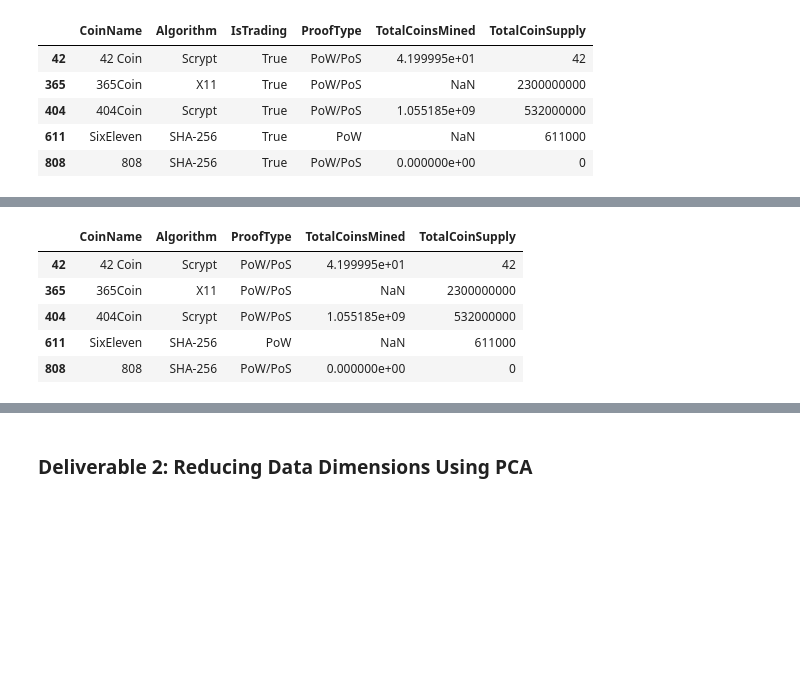
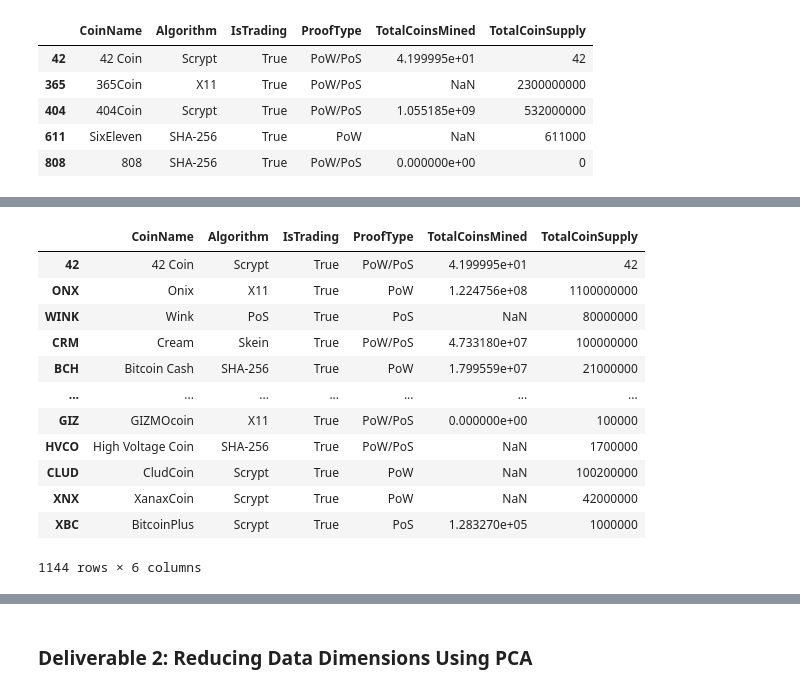
Before and after one commit to jobloom79/Cryptocurrencies, a Jupyter notebook: crypto_clustering.ipynb, the cells around one changed output, grey strips where cells are left out. Drawn from its saved outputs; the diff is of its cells as text; code cells hidden in the pictures; blank space fills up the shorter version.

```diff
--- a/crypto_clustering.ipynb
+++ b/crypto_clustering.ipynb
@@ -29,12 +47,18 @@ crypto_df.head()
 # %%
-# Keep all the cryptocurrencies that are being traded.
-# Step3
-crypto_df = crypto_df.drop(['IsTrading'], axis=1)
-crypto_df.head()
+# Step 2 - Keep all the cryptocurrencies that are being traded.
+crypto_df_copy = crypto_df[crypto_df.IsTrading==True]
+crypto_df_copy.sort_values(by=['IsTrading'], ascending=True)
 # %% [output]
-|  | CoinName | Algorithm | ProofType | TotalCoinsMined | TotalCoinSupply |
-| 42 | 42 Coin | Scrypt | PoW/PoS | 4.199995e+01 | 42 |
-| 365 | 365Coin | X11 | PoW/PoS | NaN | 2300000000 |
-| 404 | 404Coin | Scrypt | PoW/PoS | 1.055185e+09 | 532000000 |
-| 611 | SixEleven | SHA-256 | PoW | NaN | 611000 |
-| 808 | 808 | SHA-256 | PoW/PoS | 0.000000e+00 | 0 |
+|  | CoinName | Algorithm | IsTrading | ProofType | TotalCoinsMined | TotalCoinSupply |
+| 42 | 42 Coin | Scrypt | True | PoW/PoS | 4.199995e+01 | 42 |
+| ONX | Onix | X11 | True | PoW | 1.224756e+08 | 1100000000 |
+| WINK | Wink | PoS | True | PoS | NaN | 80000000 |
+| CRM | Cream | Skein | True | PoW/PoS | 4.733180e+07 | 100000000 |
+| BCH | Bitcoin Cash | SHA-256 | True | PoW | 1.799559e+07 | 21000000 |
+| ... | ... | ... | ... | ... | ... | ... |
+| GIZ | GIZMOcoin | X11 | True | PoW/PoS | 0.000000e+00 | 100000 |
+| HVCO | High Voltage Coin | SHA-256 | True | PoW/PoS | NaN | 1700000 |
+| CLUD | CludCoin | Scrypt | True | PoW | NaN | 100200000 |
+| XNX | XanaxCoin | Scrypt | True | PoW | NaN | 42000000 |
+| XBC | BitcoinPlus | Scrypt | True | PoS | 1.283270e+05 | 1000000 |
+1144 rows × 6 columns
```
Also changed, not shown: parts of 17 cells of this notebook.
